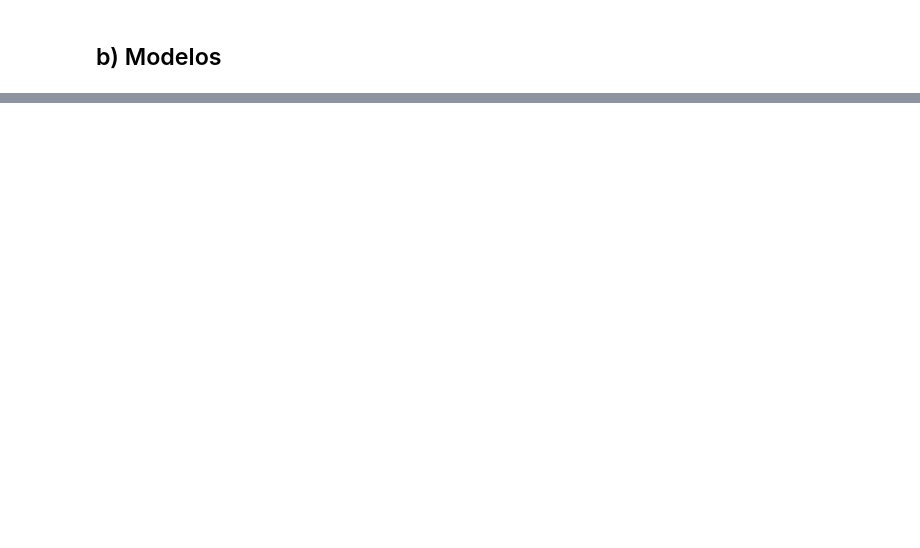
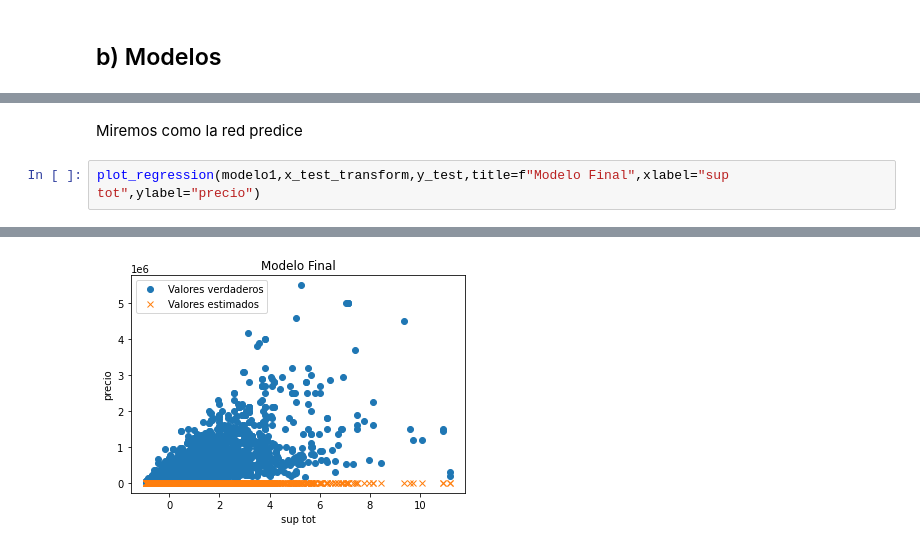
Before and after one commit to iankvdh/Organizacion-de-Datos-2C2022-GRUPO22, a Jupyter notebook: 7506R_TP2_GRUPO22_ENTREGA_N1.ipynb, the cells around one changed output, grey strips where cells are left out. Cells and saved outputs as stored; diff of their text form; blank space fills up the shorter version.

```diff
--- a/7506R_TP2_GRUPO22_ENTREGA_N1.ipynb
+++ b/7506R_TP2_GRUPO22_ENTREGA_N1.ipynb
@@ -30,0 +156,5 @@ dataset=pd.read_csv('./Datasets/properati_argentina_2021.csv').copy()
+# %% [markdown]
+Miremos como la red predice
+# %%
+plot_regression(modelo1,x_test_transform,y_test,title=f"Modelo Final",xlabel="sup tot",ylabel="precio")
+# %% [output]
@@ -30,0 +162 @@ dataset=pd.read_csv('./Datasets/properati_argentina_2021.csv').copy()
+[figure, added]
```
Also changed, not shown: parts of 42 cells of this notebook.
